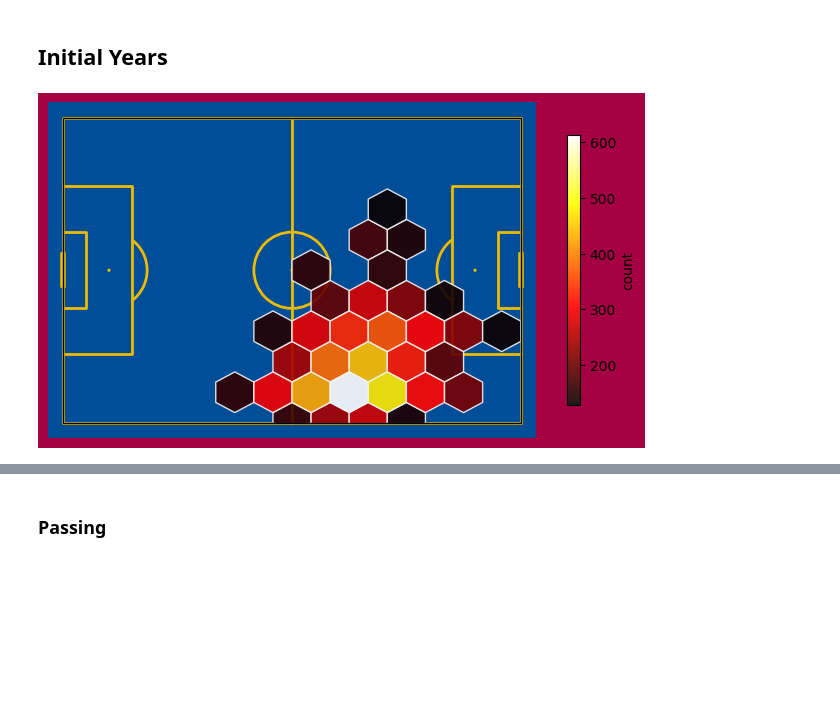
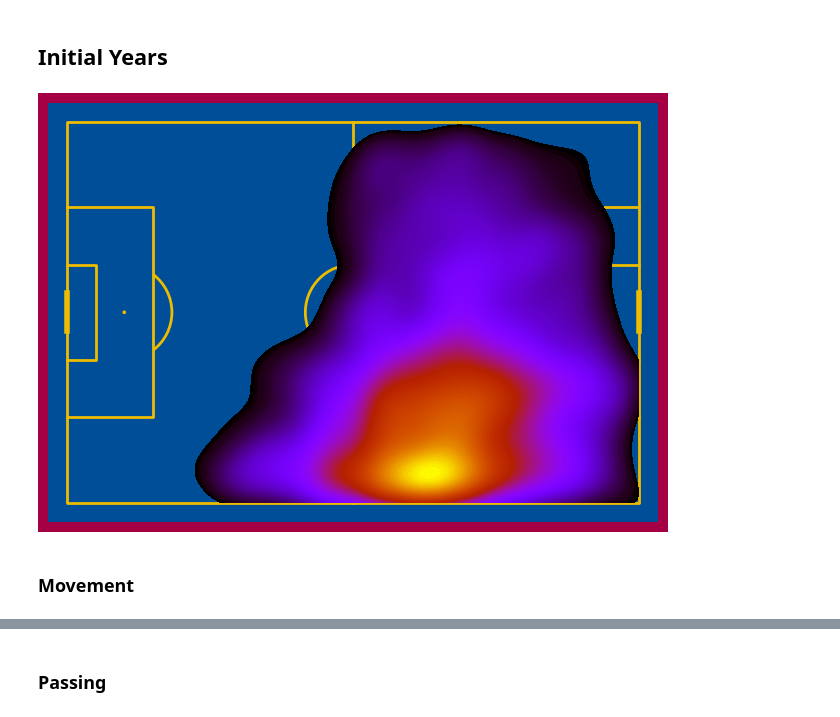
Before and after one commit to YashaswiPandey/IST652-FinalProject, a Jupyter notebook: messiAnalysis.ipynb, the cells around one changed output, grey strips where cells are left out. Drawn from its saved outputs; the diff is of its cells as text; code cells hidden in the pictures; blank space fills up the shorter version.

```diff
--- a/messiAnalysis.ipynb
+++ b/messiAnalysis.ipynb
@@ -32,7 +66,7 @@ for season in seasons:
         pepYears = pd.concat([pepYears,eventsMessi[eventsMessi['season']==season]])
 
     elif(season=='2012/2013' or season=='2013/2014'
-       or season=='2015/2016' or season=='2016/2017'):
+       or season=='2014/2015' or season=='2015/2016'):
         msnYears = pd.concat([msnYears,eventsMessi[eventsMessi['season']==season]])
 
     else:
@@ -52,12 +86,14 @@ sPSS = passesSS[passesSS['pass_outcome'].isna()]
 # %%
 pitch = Pitch(pitch_type='statsbomb',pitch_color='#004d98', line_color='#edbb00')
 
 fig, ax = pitch.draw()
 
 fig.set_facecolor('#a50044')
-hexmap = pitch.hexbin(initialYears['x_start'], initialYears['y_start'], ax=ax, edgecolors='#f4f4f4',
-                      alpha=0.9, gridsize=(12, 5), cmap='hot',mincnt=125)
 
-cbar = fig.colorbar(hexmap, ax=ax, shrink=0.6,label='count')
+
+
+kdePStart = pitch.kdeplot(initialYears['x_start'], initialYears['y_start'],fill=True,n_levels=200,cmap='gnuplot', ax=ax)
 # %% [output]
-[figure, old version]
+[figure, new version]
+# %% [markdown]
+### Movement
```
Also changed, not shown: parts of 31 cells of this notebook, 1 other file.
